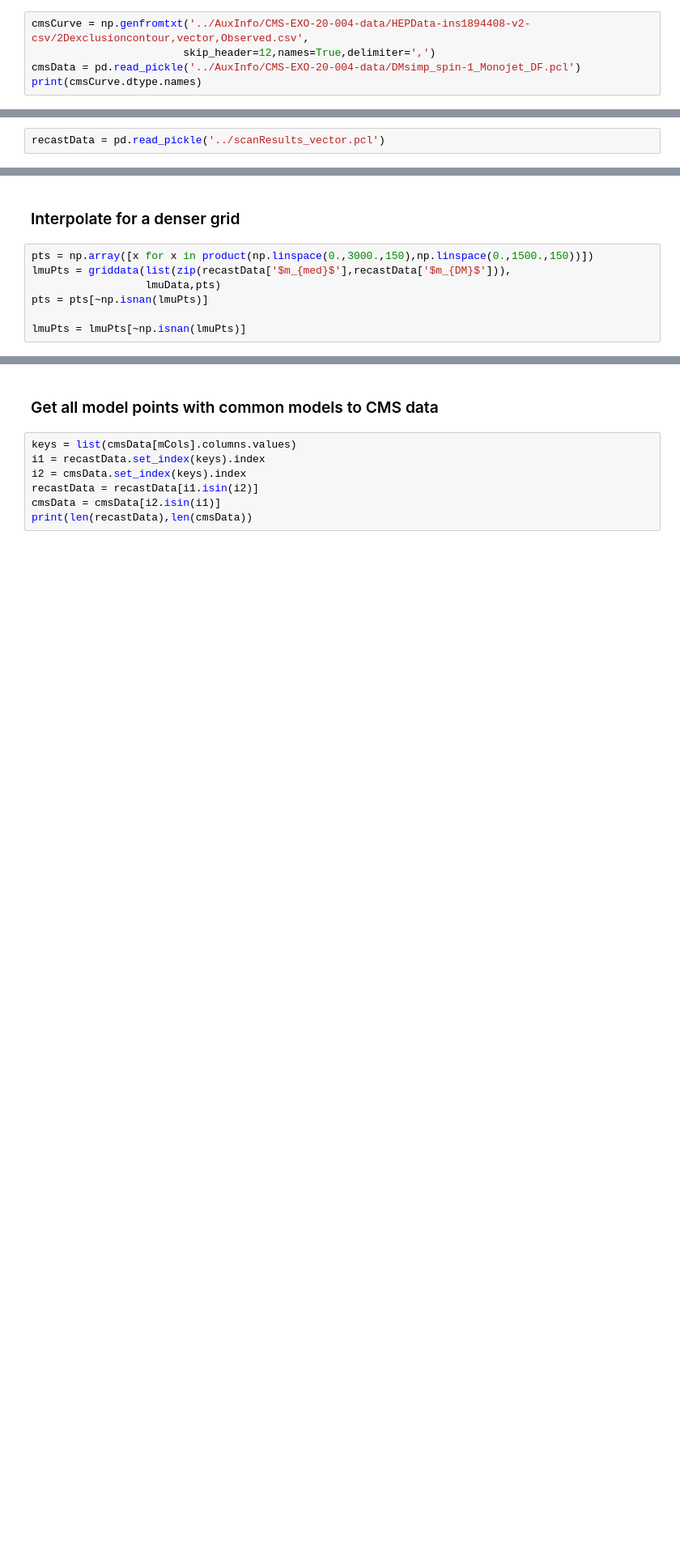
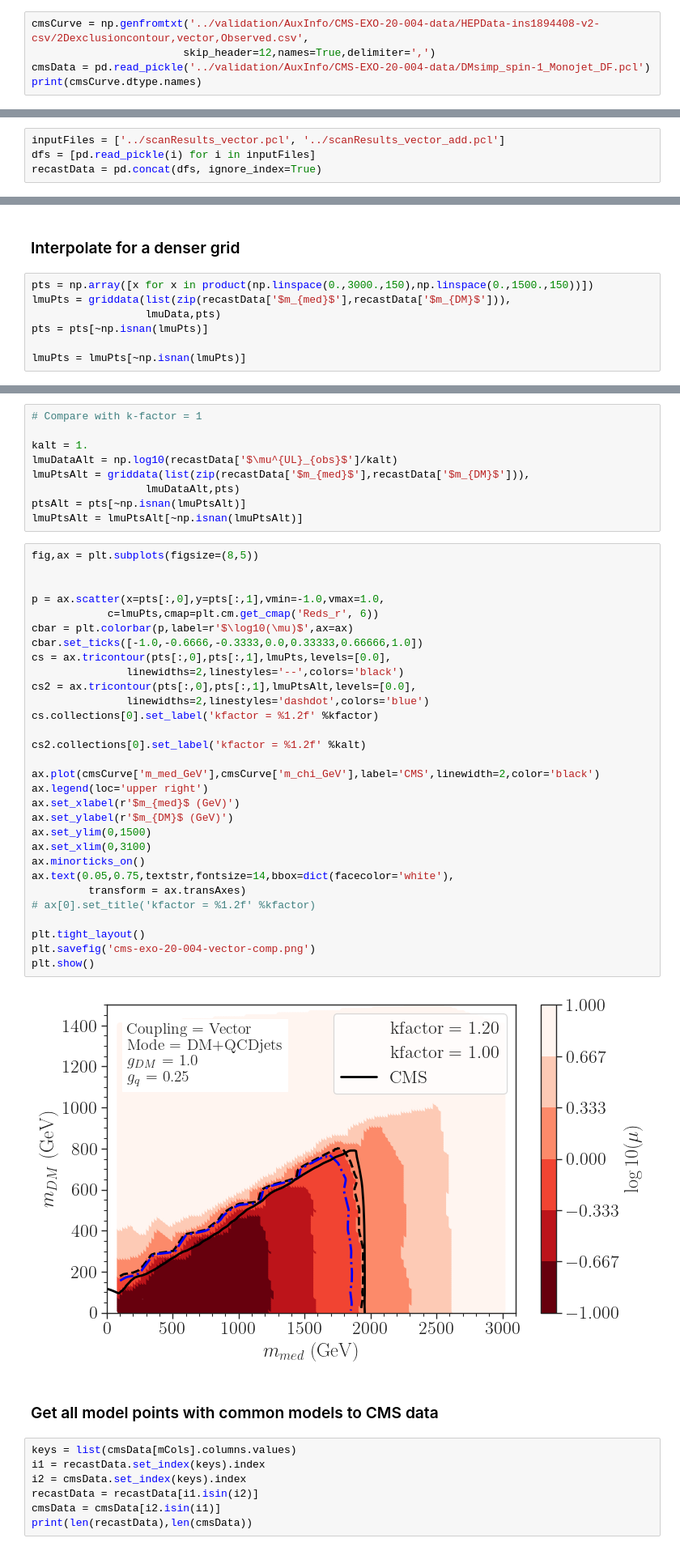
Before and after one commit to andlessa/MonoXSMS, a Jupyter notebook: notebooks/plotValidation-Vector.ipynb, the cells around one changed output, grey strips where cells are left out. Shown at 81% size. Drawn from its saved outputs; the diff is of its cells as text; blank space fills up the shorter version.

```diff
--- a/notebooks/plotValidation-Vector.ipynb
+++ b/notebooks/plotValidation-Vector.ipynb
@@ -31,16 +31,18 @@ pd.set_option('display.max_rows', 200)
 # %% [markdown]
 ### Load CMS exclusion curve
 # %%
-cmsCurve = np.genfromtxt('../AuxInfo/CMS-EXO-20-004-data/HEPData-ins1894408-v2-csv/2Dexclusioncontour,vector,Observed.csv',
+cmsCurve = np.genfromtxt('../validation/AuxInfo/CMS-EXO-20-004-data/HEPData-ins1894408-v2-csv/2Dexclusioncontour,vector,Observed.csv',
                         skip_header=12,names=True,delimiter=',')
-cmsData = pd.read_pickle('../AuxInfo/CMS-EXO-20-004-data/DMsimp_spin-1_Monojet_DF.pcl')
+cmsData = pd.read_pickle('../validation/AuxInfo/CMS-EXO-20-004-data/DMsimp_spin-1_Monojet_DF.pcl')
 print(cmsCurve.dtype.names)
 # %% [output]
 ('m_med_GeV', 'm_chi_GeV')
 # %% [markdown]
 ### Load Recast Data
 # %%
-recastData = pd.read_pickle('../scanResults_vector.pcl')
+inputFiles = ['../scanResults_vector.pcl', '../scanResults_vector_add.pcl']
+dfs = [pd.read_pickle(i) for i in inputFiles]
+recastData = pd.concat(dfs, ignore_index=True)
 # %% [markdown]
 ### Get all model points
 # %%
@@ -135,6 +140,47 @@ plt.tight_layout()
 plt.show()
 # %% [output]
 [figure]
+# %%
+# Compare with k-factor = 1
+
+kalt = 1.
+lmuDataAlt = np.log10(recastData['$\mu^{UL}_{obs}$']/kalt)
+lmuPtsAlt = griddata(list(zip(recastData['$m_{med}$'],recastData['$m_{DM}$'])),
+                  lmuDataAlt,pts)
+ptsAlt = pts[~np.isnan(lmuPtsAlt)]
+lmuPtsAlt = lmuPtsAlt[~np.isnan(lmuPtsAlt)]
+# %%
+fig,ax = plt.subplots(figsize=(8,5))
+
+
+p = ax.scatter(x=pts[:,0],y=pts[:,1],vmin=-1.0,vmax=1.0,
+            c=lmuPts,cmap=plt.cm.get_cmap('Reds_r', 6))
+cbar = plt.colorbar(p,label=r'$\log10(\mu)$',ax=ax)
+cbar.set_ticks([-1.0,-0.6666,-0.3333,0.0,0.33333,0.66666,1.0])
+cs = ax.tricontour(pts[:,0],pts[:,1],lmuPts,levels=[0.0],
+               linewidths=2,linestyles='--',colors='black')
+cs2 = ax.tricontour(pts[:,0],pts[:,1],lmuPtsAlt,levels=[0.0],
+               linewidths=2,linestyles='dashdot',colors='blue')
+cs.collections[0].set_label('kfactor = %1.2f' %kfactor)
+
+cs2.collections[0].set_label('kfactor = %1.2f' %kalt)
+
+ax.plot(cmsCurve['m_med_GeV'],cmsCurve['m_chi_GeV'],label='CMS',linewidth=2,color='black')
+ax.legend(loc='upper right')
+ax.set_xlabel(r'$m_{med}$ (GeV)')
+ax.set_ylabel(r'$m_{DM}$ (GeV)')
+ax.set_ylim(0,1500)
+ax.set_xlim(0,3100)
+ax.minorticks_on()
+ax.text(0.05,0.75,textstr,fontsize=14,bbox=dict(facecolor='white'),
+         transform = ax.transAxes)
+# ax[0].set_title('kfactor = %1.2f' %kfactor)
+
+plt.tight_layout()
+plt.savefig('cms-exo-20-004-vector-comp.png')
+plt.show()
+# %% [output]
+[figure, added]
 # %% [markdown]
 ### Get all model points with common models to CMS data
 # %%
```
Also changed, not shown: parts of 2 cells of this notebook, 13 other files.
